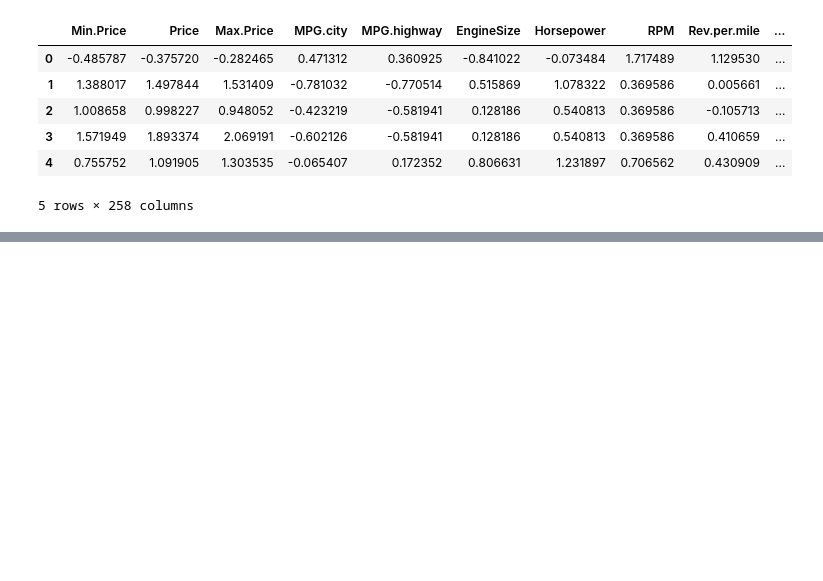
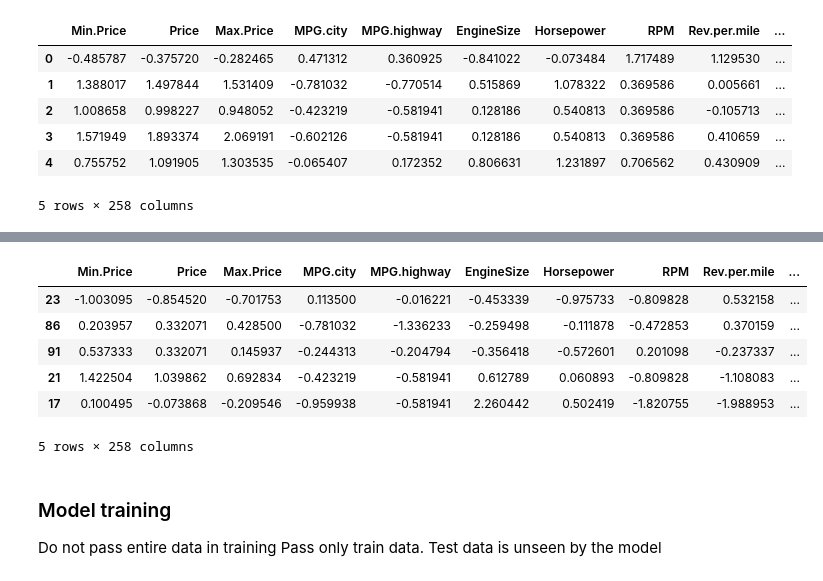
Before and after one commit to comprohitp19/Machine-Learning, a Jupyter notebook: Data Preprocessing.ipynb, the cells around one changed output, grey strips where cells are left out. Drawn from its saved outputs; the diff is of its cells as text; code cells hidden in the pictures; blank space fills up the shorter version.

Commit message:
Data Preprocessing

```diff
--- a/Data Preprocessing.ipynb
+++ b/Data Preprocessing.ipynb
@@ -332,0 +379,14 @@ X_pre.to_csv( 'Preprocessed_data.csv', index=False)
+# %%
+xtest.head()
+# %% [output]
+|  | Min.Price | Price | Max.Price | MPG.city | MPG.highway | EngineSize | Horsepower | RPM | Rev.per.mile | ... |
+| 23 | -1.003095 | -0.854520 | -0.701753 | 0.113500 | -0.016221 | -0.453339 | -0.975733 | -0.809828 | 0.532158 | ... |
+| 86 | 0.203957 | 0.332071 | 0.428500 | -0.781032 | -1.336233 | -0.259498 | -0.111878 | -0.472853 | 0.370159 | ... |
+| 91 | 0.537333 | 0.332071 | 0.145937 | -0.244313 | -0.204794 | -0.356418 | -0.572601 | 0.201098 | -0.237337 | ... |
+| 21 | 1.422504 | 1.039862 | 0.692834 | -0.423219 | -0.581941 | 0.612789 | 0.060893 | -0.809828 | -1.108083 | ... |
+| 17 | 0.100495 | -0.073868 | -0.209546 | -0.959938 | -0.581941 | 2.260442 | 0.502419 | -1.820755 | -1.988953 | ... |
+5 rows × 258 columns
+# %% [markdown]
+### Model training
+Do not pass entire data in training Pass only train data.
+Test data is unseen by the model
```
Also changed, not shown: parts of 8 cells of this notebook.
